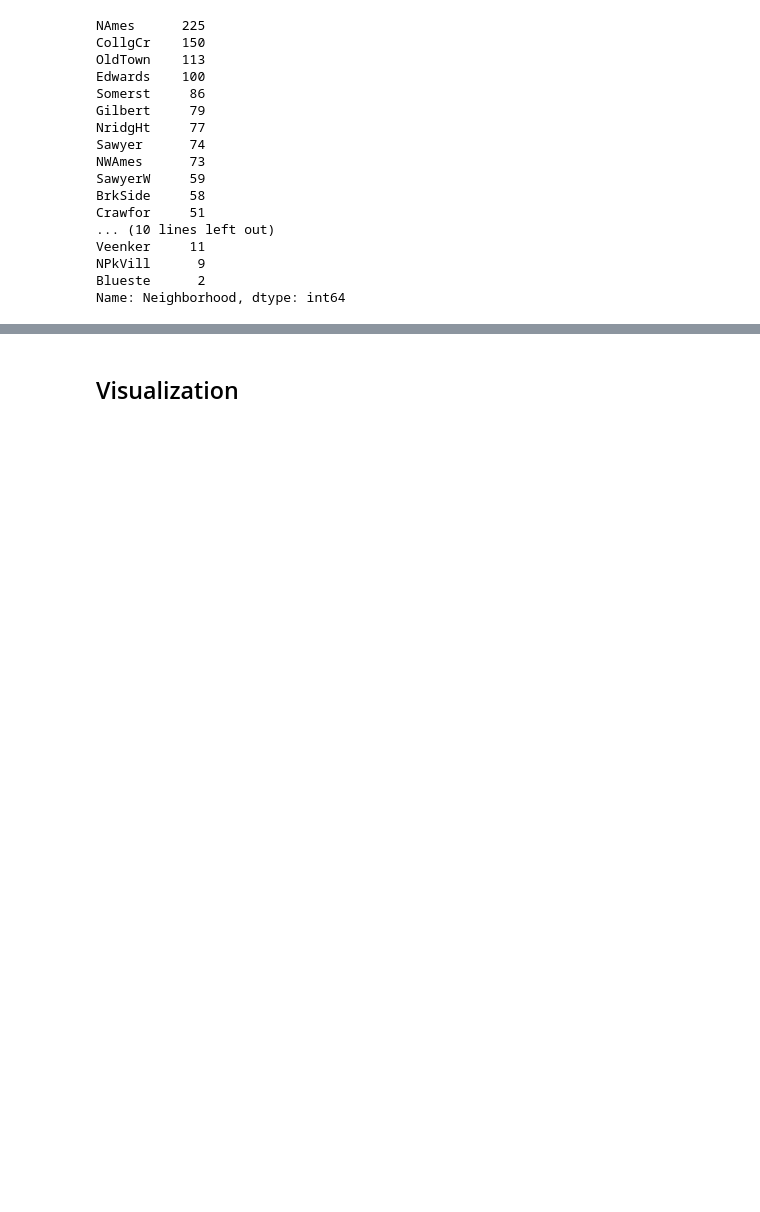
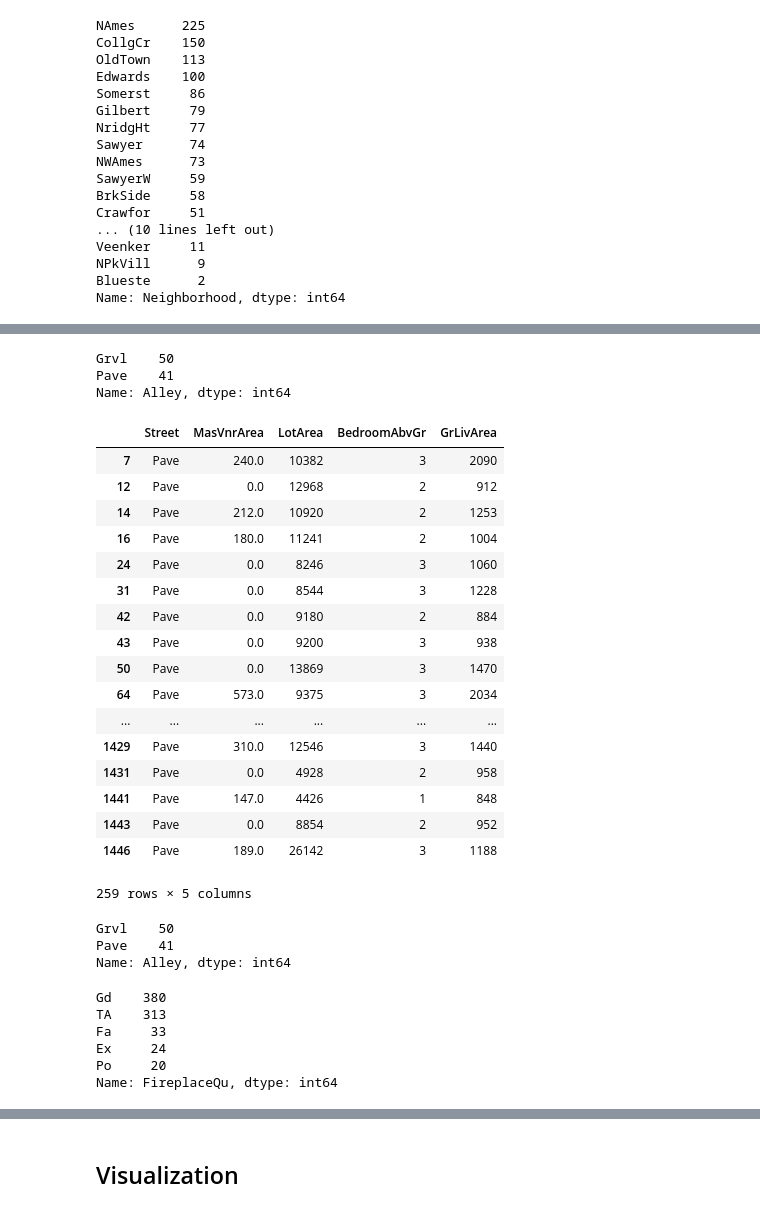
Before and after one commit to albertsundjaja/us_housing_analysis, a Jupyter notebook: training.ipynb, the cells around one changed output, grey strips where cells are left out. Saved outputs shown, nothing was run; the diff lists cells and outputs as text; code cells hidden in the pictures; blank space fills up the shorter version.

```diff
--- a/Untitled.ipynb
+++ b/training.ipynb
@@ -134,0 +172,42 @@ Name: Neighborhood, dtype: int64
+# %%
+df['Alley'].value_counts()
+# %% [output]
+Grvl    50
+Pave    41
+Name: Alley, dtype: int64
+# %%
+df[df['LotFrontage'].isnull()][['Street', 'MasVnrArea', 'LotArea','BedroomAbvGr','GrLivArea']]
+# %% [output]
+|  | Street | MasVnrArea | LotArea | BedroomAbvGr | GrLivArea |
+| 7 | Pave | 240.0 | 10382 | 3 | 2090 |
+| 12 | Pave | 0.0 | 12968 | 2 | 912 |
+| 14 | Pave | 212.0 | 10920 | 2 | 1253 |
+| 16 | Pave | 180.0 | 11241 | 2 | 1004 |
+| 24 | Pave | 0.0 | 8246 | 3 | 1060 |
+| 31 | Pave | 0.0 | 8544 | 3 | 1228 |
+| 42 | Pave | 0.0 | 9180 | 2 | 884 |
+| 43 | Pave | 0.0 | 9200 | 3 | 938 |
+| 50 | Pave | 0.0 | 13869 | 3 | 1470 |
+| 64 | Pave | 573.0 | 9375 | 3 | 2034 |
+| ... | ... | ... | ... | ... | ... |
+| 1429 | Pave | 310.0 | 12546 | 3 | 1440 |
+| 1431 | Pave | 0.0 | 4928 | 2 | 958 |
+| 1441 | Pave | 147.0 | 4426 | 1 | 848 |
+| 1443 | Pave | 0.0 | 8854 | 2 | 952 |
+| 1446 | Pave | 189.0 | 26142 | 3 | 1188 |
+259 rows × 5 columns
+# %%
+df['Alley'].value_counts()
+# %% [output]
+Grvl    50
+Pave    41
+Name: Alley, dtype: int64
+# %%
+df['FireplaceQu'].value_counts()
+# %% [output]
+Gd    380
+TA    313
+Fa     33
+Ex     24
+Po     20
+Name: FireplaceQu, dtype: int64
```
Also changed, not shown: parts of 55 cells of this notebook, 4 other files.
